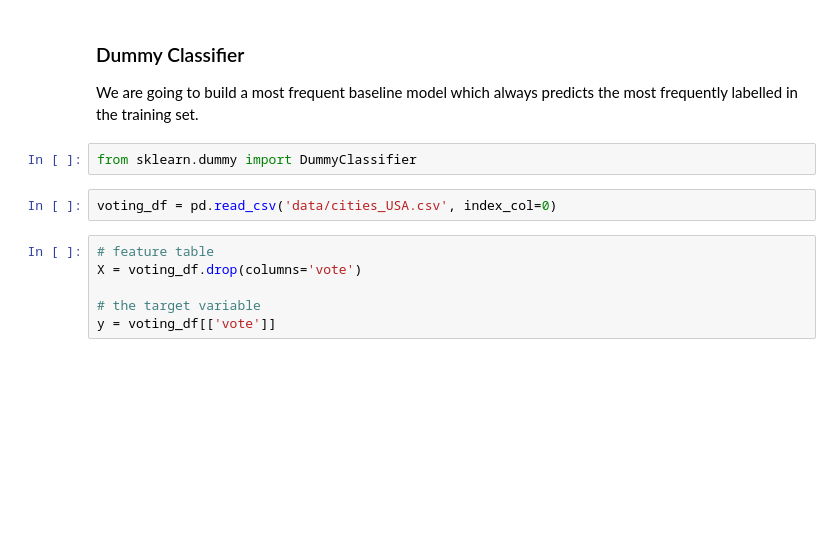
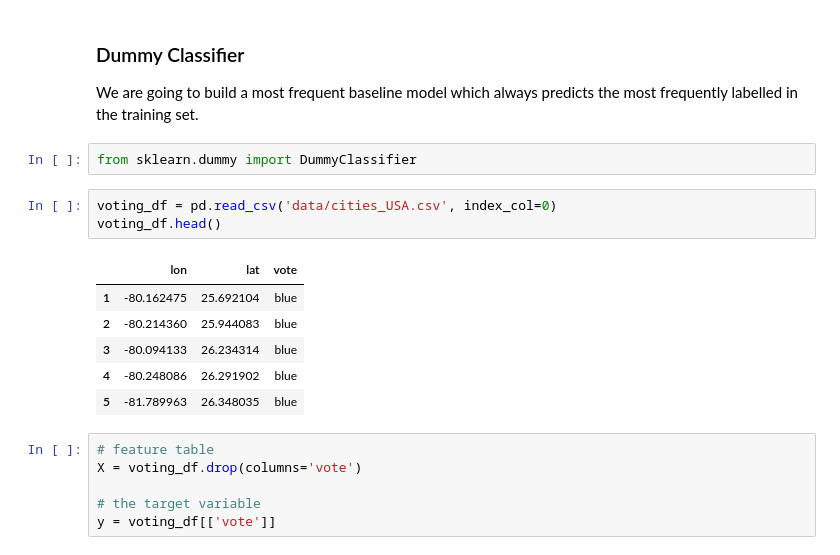
Before and after one commit to bait509-ubc/BAIT509, a Jupyter notebook: lectures/lecture3.ipynb, the cells around one changed output. Saved outputs shown, nothing was run; the diff lists cells and outputs as text; blank space fills up the shorter version.

```diff
--- a/lectures/lecture3.ipynb
+++ b/lectures/lecture3.ipynb
@@ -76,6 +76,14 @@ We are going to build a most frequent baseline model which always predicts the m
 from sklearn.dummy import DummyClassifier
 # %%
 voting_df = pd.read_csv('data/cities_USA.csv', index_col=0)
+voting_df.head()
+# %% [output]
+|  | lon | lat | vote |
+| 1 | -80.162475 | 25.692104 | blue |
+| 2 | -80.214360 | 25.944083 | blue |
+| 3 | -80.094133 | 26.234314 | blue |
+| 4 | -80.248086 | 26.291902 | blue |
+| 5 | -81.789963 | 26.348035 | blue |
 # %%
 # feature table
 X = voting_df.drop(columns='vote')
```
Also changed, not shown: parts of 2 cells of this notebook, 24 other files.
